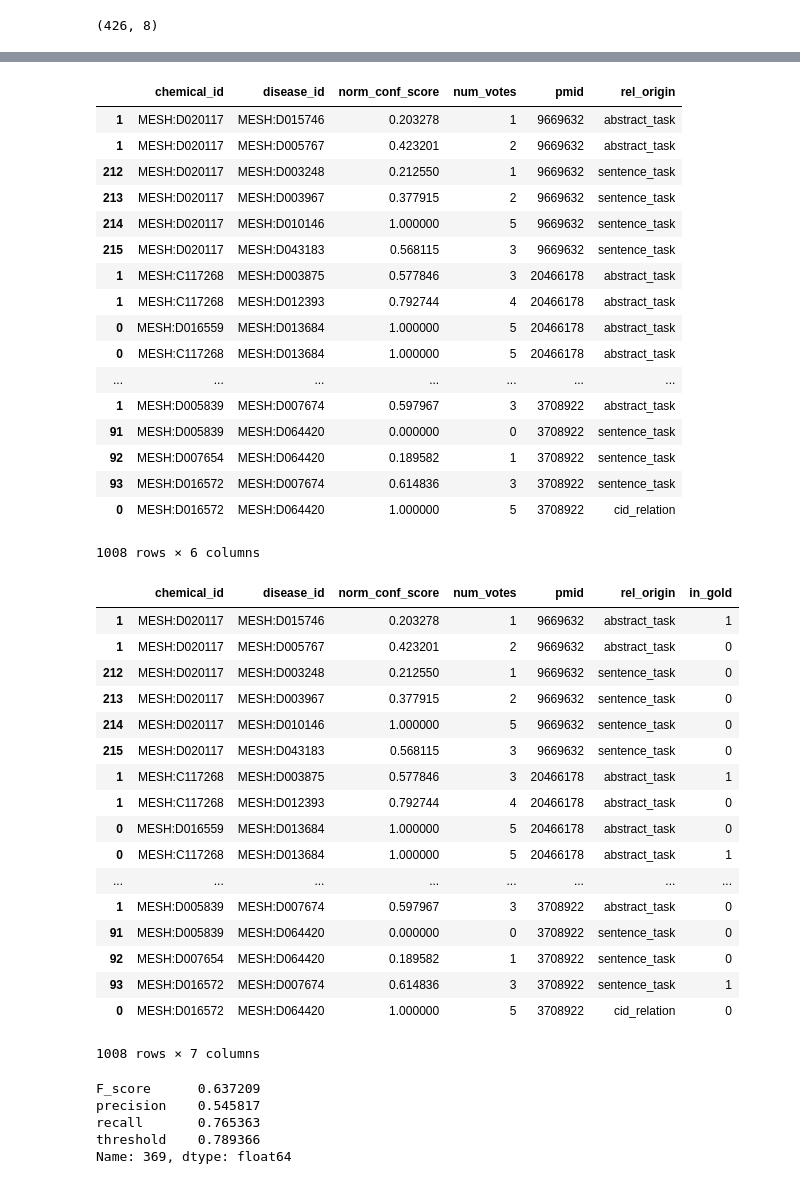
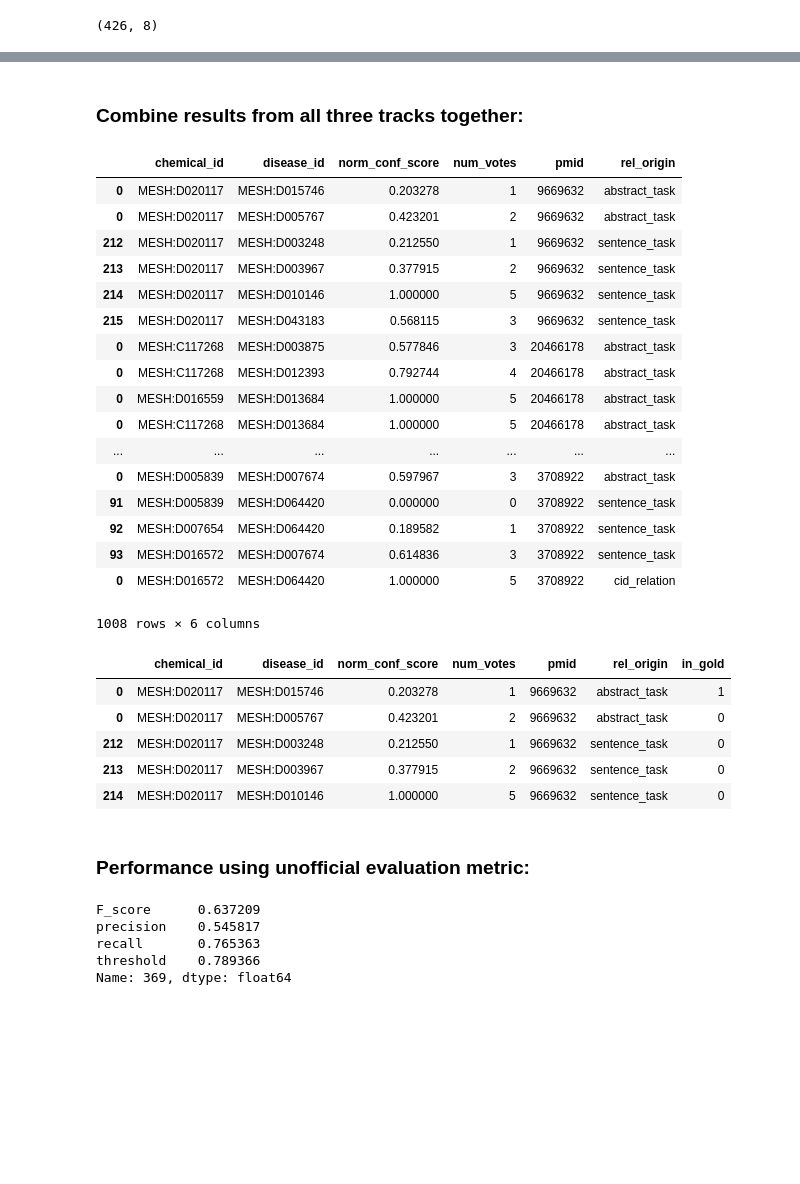
Before and after one commit to SuLab/crowd_cid_relex, a Jupyter notebook: crowd_only/devset_100_analysis.ipynb, the cells around one changed output, grey strips where cells are left out. Saved outputs shown, nothing was run; the diff lists cells and outputs as text; code cells hidden in the pictures; blank space fills up the shorter version.

```diff
--- a/crowd_only/devset_100_analysis.ipynb
+++ b/crowd_only/devset_100_analysis.ipynb
@@ -357,3 +375,5 @@ def flat_repr(id_set):
+# %% [markdown]
+### Combine results from all three tracks together:
 # %%
 def get_data(dataframe, pmid):
     temp = dataframe.query("pmid == {0}".format(pmid))
@@ -383,12 +403,14 @@ def get_final_res(sent_res, abs_res, datamodel):
         paper_cid_rels = datamodel[pmid].poss_relations["CID"]
         if paper_cid_rels: # not empty
             for cid_relation in paper_cid_rels:
-                things["pmid"].append(pmid)
-                things["chemical_id"].append(flat_repr(cid_relation[0]))
-                things["disease_id"].append(flat_repr(cid_relation[1]))
-                things["norm_conf_score"].append(1)
-                things["num_votes"].append(5)
-                things["rel_origin"].append("cid_relation")
+                for chem in cid_relation[0]:
+                    for dise in cid_relation[1]:
+                        things["pmid"].append(pmid)
+                        things["chemical_id"].append(chem.flat_repr)
+                        things["disease_id"].append(dise.flat_repr)
+                        things["norm_conf_score"].append(1)
+                        things["num_votes"].append(5)
+                        things["rel_origin"].append("cid_relation")
 
             this_paper_rels.append(pd.DataFrame(things))
 
@@ -406,18 +429,18 @@ final_res = get_final_res(sent_perf_abs, abs_res, dev_testset)
 final_res
 # %% [output]
 |  | chemical_id | disease_id | norm_conf_score | num_votes | pmid | rel_origin |
-| 1 | MESH:D020117 | MESH:D015746 | 0.203278 | 1 | 9669632 | abstract_task |
-| 1 | MESH:D020117 | MESH:D005767 | 0.423201 | 2 | 9669632 | abstract_task |
+| 0 | MESH:D020117 | MESH:D015746 | 0.203278 | 1 | 9669632 | abstract_task |
+| 0 | MESH:D020117 | MESH:D005767 | 0.423201 | 2 | 9669632 | abstract_task |
 | 212 | MESH:D020117 | MESH:D003248 | 0.212550 | 1 | 9669632 | sentence_task |
 | 213 | MESH:D020117 | MESH:D003967 | 0.377915 | 2 | 9669632 | sentence_task |
 | 214 | MESH:D020117 | MESH:D010146 | 1.000000 | 5 | 9669632 | sentence_task |
 | 215 | MESH:D020117 | MESH:D043183 | 0.568115 | 3 | 9669632 | sentence_task |
-| 1 | MESH:C117268 | MESH:D003875 | 0.577846 | 3 | 20466178 | abstract_task |
-| 1 | MESH:C117268 | MESH:D012393 | 0.792744 | 4 | 20466178 | abstract_task |
+| 0 | MESH:C117268 | MESH:D003875 | 0.577846 | 3 | 20466178 | abstract_task |
+| 0 | MESH:C117268 | MESH:D012393 | 0.792744 | 4 | 20466178 | abstract_task |
 | 0 | MESH:D016559 | MESH:D013684 | 1.000000 | 5 | 20466178 | abstract_task |
 | 0 | MESH:C117268 | MESH:D013684 | 1.000000 | 5 | 20466178 | abstract_task |
 | ... | ... | ... | ... | ... | ... | ... |
-| 1 | MESH:D005839 | MESH:D007674 | 0.597967 | 3 | 3708922 | abstract_task |
+| 0 | MESH:D005839 | MESH:D007674 | 0.597967 | 3 | 3708922 | abstract_task |
 | 91 | MESH:D005839 | MESH:D064420 | 0.000000 | 0 | 3708922 | sentence_task |
 | 92 | MESH:D007654 | MESH:D064420 | 0.189582 | 1 | 3708922 | sentence_task |
 | 93 | MESH:D016572 | MESH:D007674 | 0.614836 | 3 | 3708922 | sentence_task |
@@ -426,26 +449,16 @@ final_res
 # %%
 final_res["in_gold"] = final_res.loc[:, ["pmid", "chemical_id", "disease_id"]].apply(in_gold, axis = 1)
 # %%
-final_res
+final_res.head()
 # %% [output]
 |  | chemical_id | disease_id | norm_conf_score | num_votes | pmid | rel_origin | in_gold |
-| 1 | MESH:D020117 | MESH:D015746 | 0.203278 | 1 | 9669632 | abstract_task | 1 |
-| 1 | MESH:D020117 | MESH:D005767 | 0.423201 | 2 | 9669632 | abstract_task | 0 |
+| 0 | MESH:D020117 | MESH:D015746 | 0.203278 | 1 | 9669632 | abstract_task | 1 |
+| 0 | MESH:D020117 | MESH:D005767 | 0.423201 | 2 | 9669632 | abstract_task | 0 |
 | 212 | MESH:D020117 | MESH:D003248 | 0.212550 | 1 | 9669632 | sentence_task | 0 |
 | 213 | MESH:D020117 | MESH:D003967 | 0.377915 | 2 | 9669632 | sentence_task | 0 |
 | 214 | MESH:D020117 | MESH:D010146 | 1.000000 | 5 | 9669632 | sentence_task | 0 |
-| 215 | MESH:D020117 | MESH:D043183 | 0.568115 | 3 | 9669632 | sentence_task | 0 |
-| 1 | MESH:C117268 | MESH:D003875 | 0.577846 | 3 | 20466178 | abstract_task | 1 |
-| 1 | MESH:C117268 | MESH:D012393 | 0.792744 | 4 | 20466178 | abstract_task | 0 |
-| 0 | MESH:D016559 | MESH:D013684 | 1.000000 | 5 | 20466178 | abstract_task | 0 |
-| 0 | MESH:C117268 | MESH:D013684 | 1.000000 | 5 | 20466178 | abstract_task | 1 |
-| ... | ... | ... | ... | ... | ... | ... | ... |
-| 1 | MESH:D005839 | MESH:D007674 | 0.597967 | 3 | 3708922 | abstract_task | 0 |
-| 91 | MESH:D005839 | MESH:D064420 | 0.000000 | 0 | 3708922 | sentence_task | 0 |
-| 92 | MESH:D007654 | MESH:D064420 | 0.189582 | 1 | 3708922 | sentence_task | 0 |
-| 93 | MESH:D016572 | MESH:D007674 | 0.614836 | 3 | 3708922 | sentence_task | 1 |
-| 0 | MESH:D016572 | MESH:D064420 | 1.000000 | 5 | 3708922 | cid_relation | 0 |
-1008 rows × 7 columns
+# %% [markdown]
+### Performance using unofficial evaluation metric:
 # %%
 max_F_score("norm_conf_score", "in_gold", final_res)
 # %% [output]
```
Also changed, not shown: parts of 105 cells of this notebook, 1 other file.
